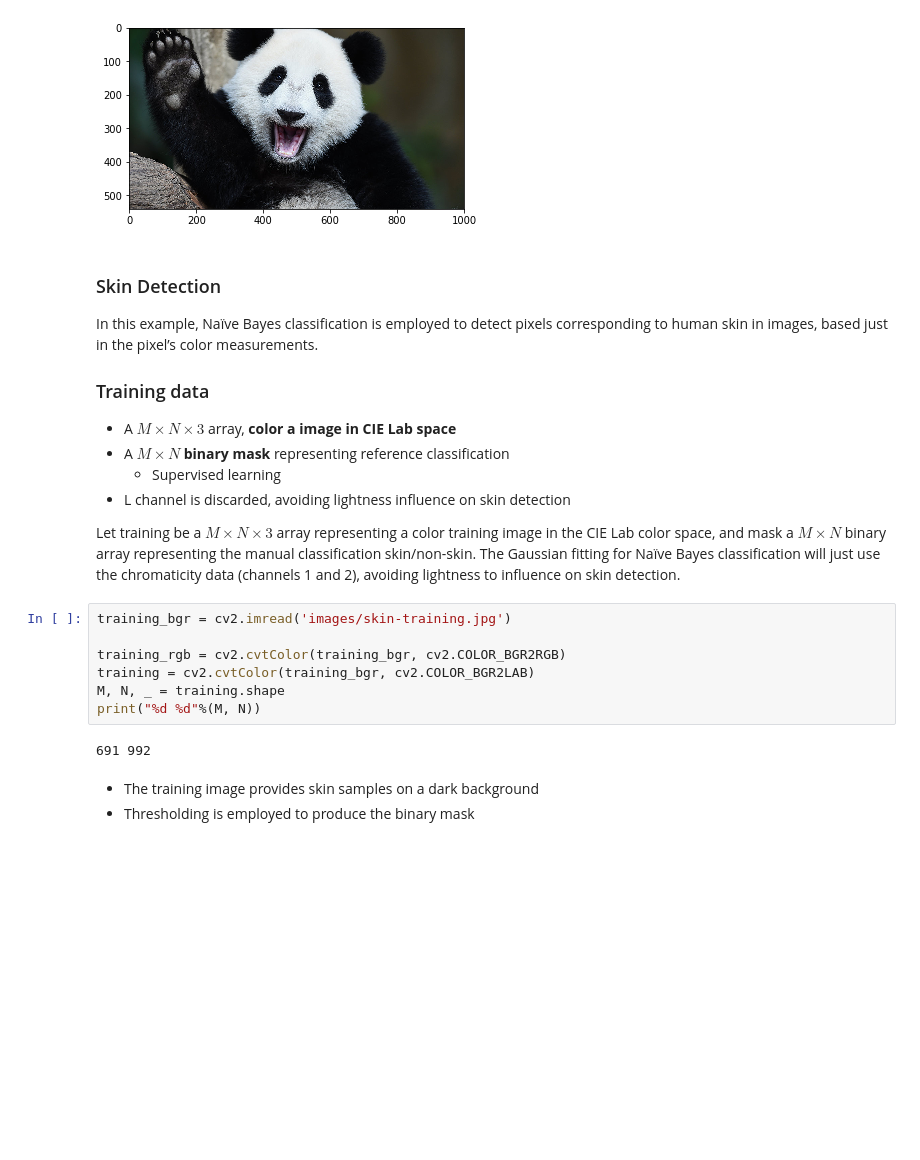
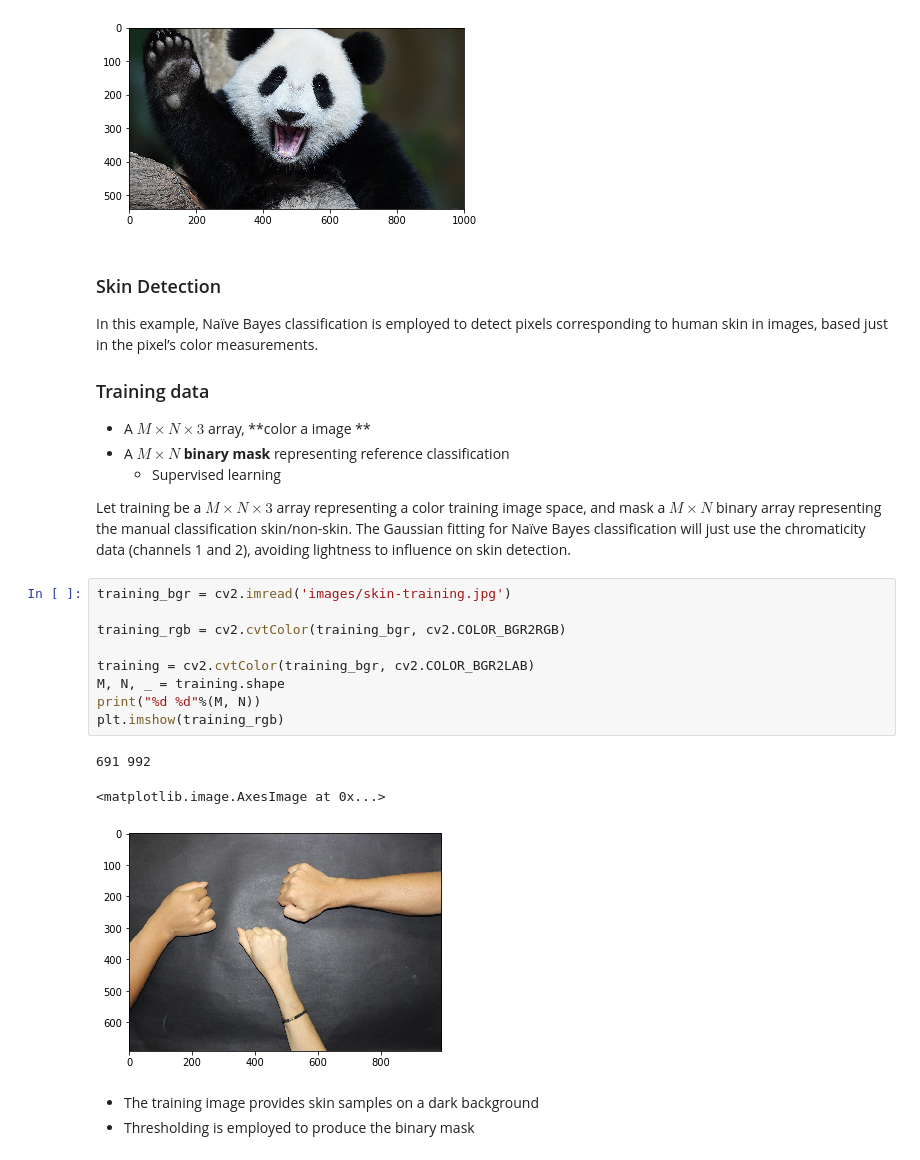
Before and after one commit to hasibzunair/ieee18-cv, a Jupyter notebook: workshop.ipynb, the cells around one changed output. Cells and saved outputs as stored; diff of their text form; blank space fills up the shorter version.

```diff
--- a/workshop.ipynb
+++ b/workshop.ipynb
@@ -509,21 +521,24 @@ In this example, Naïve Bayes classification is employed to detect pixels corres
 
 ### Training data
 
-- A $M \times N \times 3$ array, **color a image in CIE Lab space**
+- A $M \times N \times 3$ array, **color a image **
 - A $M \times N$ **binary mask** representing reference classification
     - Supervised learning
-- L channel is discarded, avoiding lightness influence on skin detection
 
-Let training be a $M \times N \times 3$ array representing a color training image in the CIE Lab color space, and mask a $M \times N$ binary array representing the manual classification skin/non-skin. The Gaussian fitting for Naïve Bayes classification will just use the chromaticity data (channels 1 and 2), avoiding lightness to influence on skin detection.
+Let training be a $M \times N \times 3$ array representing a color training image space, and mask a $M \times N$ binary array representing the manual classification skin/non-skin. The Gaussian fitting for Naïve Bayes classification will just use the chromaticity data (channels 1 and 2), avoiding lightness to influence on skin detection.
 # %%
 training_bgr = cv2.imread('images/skin-training.jpg')
 
 training_rgb = cv2.cvtColor(training_bgr, cv2.COLOR_BGR2RGB)
+
 training = cv2.cvtColor(training_bgr, cv2.COLOR_BGR2LAB)
 M, N, _ = training.shape
 print("%d %d"%(M, N))
+plt.imshow(training_rgb)
 # %% [output]
 691 992
+<matplotlib.image.AxesImage at 0x...>
+[figure, added]
 # %% [markdown]
 - The training image provides skin samples on a dark background
 - Thresholding is employed to produce the binary mask
```
Also changed, not shown: parts of 38 cells of this notebook.
